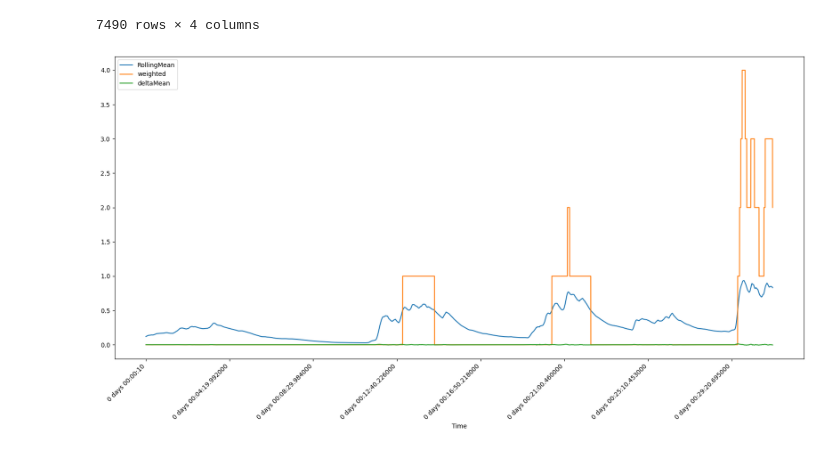
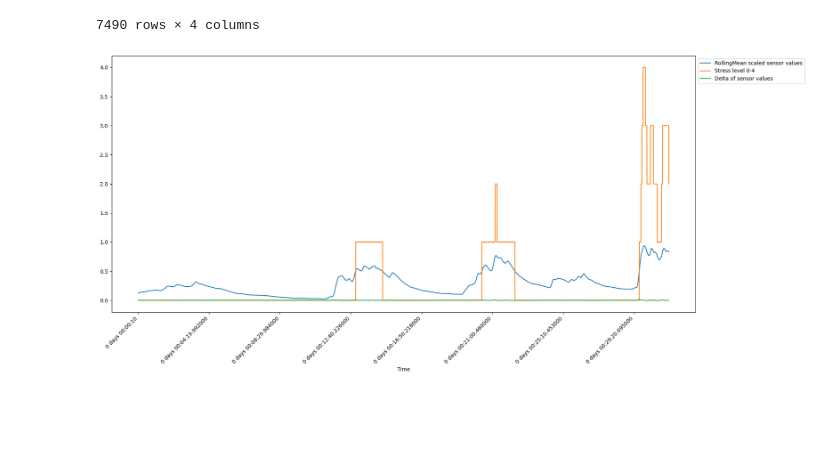
Before and after one commit to Inn0/STP1StressVisualisation, a Jupyter notebook: StressThreshold.ipynb, the cells around one changed output. Cells and saved outputs as stored; diff of their text form; code cells hidden in the pictures; blank space fills up the shorter version.

Commit message:
move legend outside of plots where needed

```diff
--- a/StressThreshold.ipynb
+++ b/StressThreshold.ipynb
@@ -222,32 +224,33 @@ anomaly_detection_df
 # %%
 from sklearn.model_selection import train_test_split
 stress_level = anomaly_detection_df[['RollingMean', 'deltaMean', 'timestamp']]
 
 for index, row in stress_level.iterrows():
     if (row[0] > 0.2):
         stress_level.loc[index, 'stressLevel'] = 0
     if (row[0] > 0.4):
         stress_level.loc[index, 'stressLevel'] = 1
     if (row[0] > 0.6):
         stress_level.loc[index, 'stressLevel'] = 2
     if (row[0] > 0.8):
         stress_level.loc[index, 'stressLevel'] = 3
     if (row[0] > 0.9):
         stress_level.loc[index, 'stressLevel'] = 4
 
 
 stress_level['stressLevel'] = stress_level['stressLevel'].fillna(0)
 stress_level['weighted'] = (stress_level['stressLevel'] * stress_level['RollingMean']).round(0)
 
 stress_level[['RollingMean', 'weighted', 'deltaMean', 'timestamp']].plot(x='timestamp', xlabel='Time', rot=45, figsize=[20, 10])
+plt.legend(['RollingMean scaled sensor values','Stress level 0-4','Delta of sensor values'],bbox_to_anchor=(1.0, 1.0))
 # stress_level[['stressed','weighted']].plot(x='timestamp', xlabel='Time', ylabel='', rot=45)
 model_data = stress_level[['weighted']]
 # print(stress_level)
 
 X_train_data, X_test_data, y_train_data, y_test_data = train_test_split(
     stress_level[['RollingMean', 'deltaMean']], model_data, test_size=0.25)
 # %% [output]
-[figure, old version]
+[figure, new version]
 # %%
 from sklearn import tree
 from sklearn.tree import DecisionTreeClassifier
```
Also changed, not shown: parts of 5 cells of this notebook.
